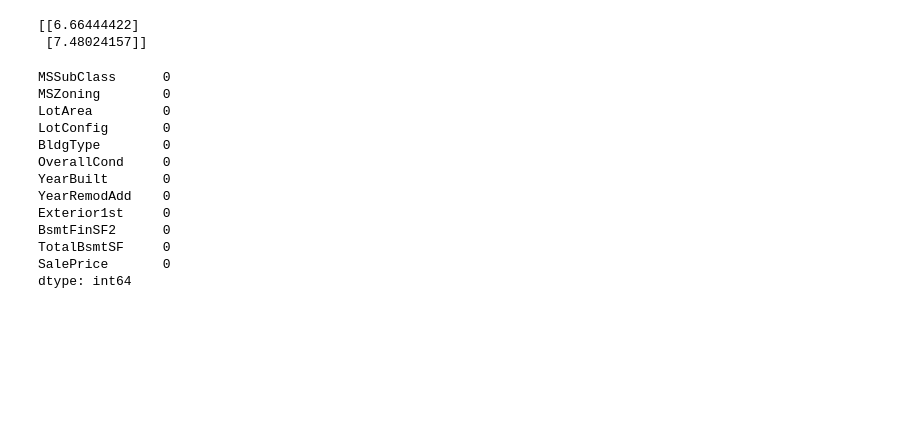
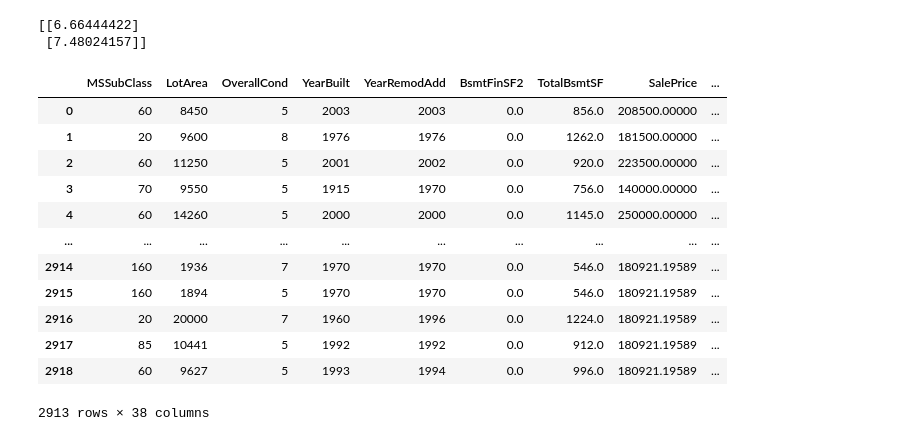
Before and after one commit to cakuang1/microtinygrad, a Jupyter notebook: micro.ipynb, the cells around one changed output. Drawn from its saved outputs; the diff is of its cells as text; code cells hidden in the pictures; blank space fills up the shorter version.

```diff
--- a/micro.ipynb
+++ b/micro.ipynb
@@ -20,12 +17,7 @@ print(activation2)
 ## Creds to 'https://www.geeksforgeeks.org/house-price-prediction-using-machine-learning-in-python/ for data preprocessing
 
 
-s = (new_dataset.dtypes == 'object')
-object_cols = list(s[s].index)
-print("Categorical variables:")
-print(object_cols)
-print('No. of. categorical features: ',
-      len(object_cols))
+
 
 dataset = pd.read_csv('house.csv')
 dataset.drop(['Id'],
@@ -34,28 +26,31 @@ dataset.drop(['Id'],
 
 dataset['SalePrice'] = dataset['SalePrice'].fillna(
   dataset['SalePrice'].mean())
-
+s = (new_dataset.dtypes == 'object')
+object_cols = list(s[s].index)
 new_dataset = dataset.dropna()
-OH_encoder = OneHotEncoder(sparse=False)
+OH_encoder = OneHotEncoder(sparse_output=False)
 OH_cols = pd.DataFrame(OH_encoder.fit_transform(new_dataset[object_cols]))
 OH_cols.index = new_dataset.index
-OH_cols.columns = OH_encoder.get_feature_names()
+OH_cols.columns = OH_encoder.get_feature_names_out()
 df_final = new_dataset.drop(object_cols, axis=1)
 df_final = pd.concat([df_final, OH_cols], axis=1)
-# %% [output]
-MSSubClass      0
-MSZoning        0
-LotArea         0
-LotConfig       0
-BldgType        0
-OverallCond     0
-YearBuilt       0
-YearRemodAdd    0
-Exterior1st     0
-BsmtFinSF2      0
-TotalBsmtSF     0
-SalePrice       0
-dtype: int64
+# %%
+df_final
+# %% [output]
+|  | MSSubClass | LotArea | OverallCond | YearBuilt | YearRemodAdd | BsmtFinSF2 | TotalBsmtSF | SalePrice | ... |
+| 0 | 60 | 8450 | 5 | 2003 | 2003 | 0.0 | 856.0 | 208500.00000 | ... |
+| 1 | 20 | 9600 | 8 | 1976 | 1976 | 0.0 | 1262.0 | 181500.00000 | ... |
+| 2 | 60 | 11250 | 5 | 2001 | 2002 | 0.0 | 920.0 | 223500.00000 | ... |
+| 3 | 70 | 9550 | 5 | 1915 | 1970 | 0.0 | 756.0 | 140000.00000 | ... |
+| 4 | 60 | 14260 | 5 | 2000 | 2000 | 0.0 | 1145.0 | 250000.00000 | ... |
+| ... | ... | ... | ... | ... | ... | ... | ... | ... | ... |
+| 2914 | 160 | 1936 | 7 | 1970 | 1970 | 0.0 | 546.0 | 180921.19589 | ... |
+| 2915 | 160 | 1894 | 5 | 1970 | 1970 | 0.0 | 546.0 | 180921.19589 | ... |
+| 2916 | 20 | 20000 | 7 | 1960 | 1996 | 0.0 | 1224.0 | 180921.19589 | ... |
+| 2917 | 85 | 10441 | 5 | 1992 | 1992 | 0.0 | 912.0 | 180921.19589 | ... |
+| 2918 | 60 | 9627 | 5 | 1993 | 1994 | 0.0 | 996.0 | 180921.19589 | ... |
+2913 rows × 38 columns
 # %%
 
 ## Class For each layer
```
Also changed, not shown: parts of 3 cells of this notebook, 2 other files.
